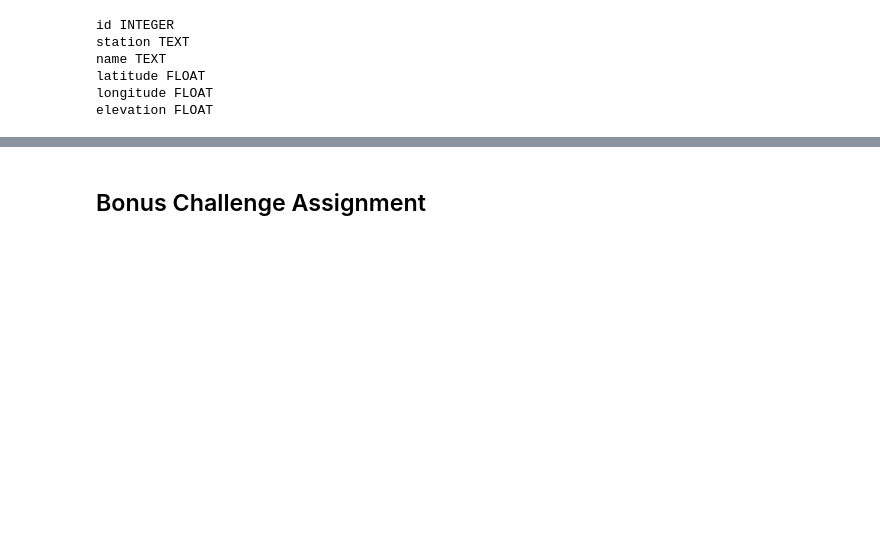
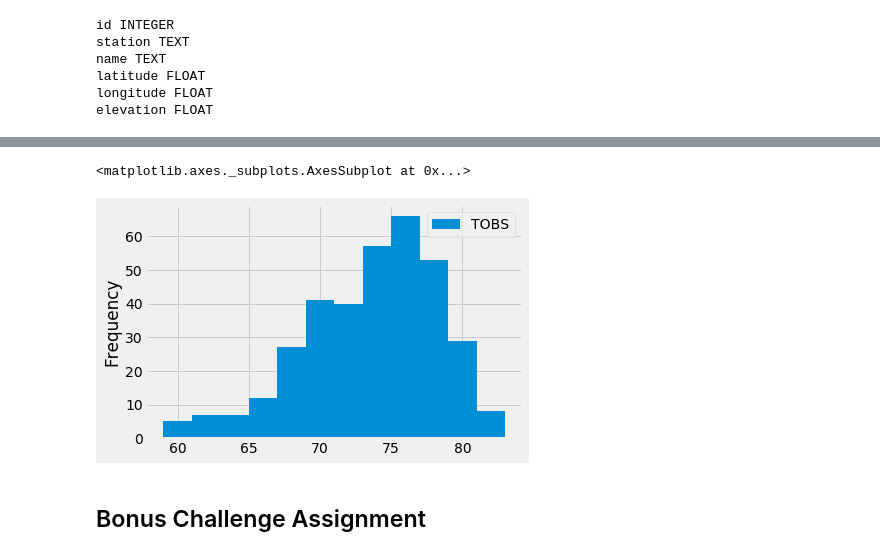
Before and after one commit to amyvong/sqlalchemy-challenge, a Jupyter notebook: climate_starter.ipynb, the cells around one changed output, grey strips where cells are left out. Cells and saved outputs as stored; diff of their text form; code cells hidden in the pictures; blank space fills up the shorter version.

```diff
--- a/climate_starter.ipynb
+++ b/climate_starter.ipynb
@@ -128,3 +189,5 @@ for row in session.query(Dow.stock, Dow.volume).limit(15).all():
 # %%
 # Choose the station with the highest number of temperature observations.
 # Query the last 12 months of temperature observation data for this station and plot the results as a histogram
+newquery=session.query(measurement.tobs).filter (measurement.date >=querydate).filter(measurement.station=='USC00519281').all()
+newquery
@@ -131,3 +212,10 @@ for row in session.query(Dow.stock, Dow.volume).limit(15).all():
+# %%
+newdf = pd.DataFrame(newquery, columns=['TOBS'])
+
+newdf.plot.hist(bins=12)
+# %% [output]
+<matplotlib.axes._subplots.AxesSubplot at 0x...>
+[figure, added]
 # %% [markdown]
 ## Bonus Challenge Assignment
 # %%
```
Also changed, not shown: parts of 19 cells of this notebook, 2 other files.
